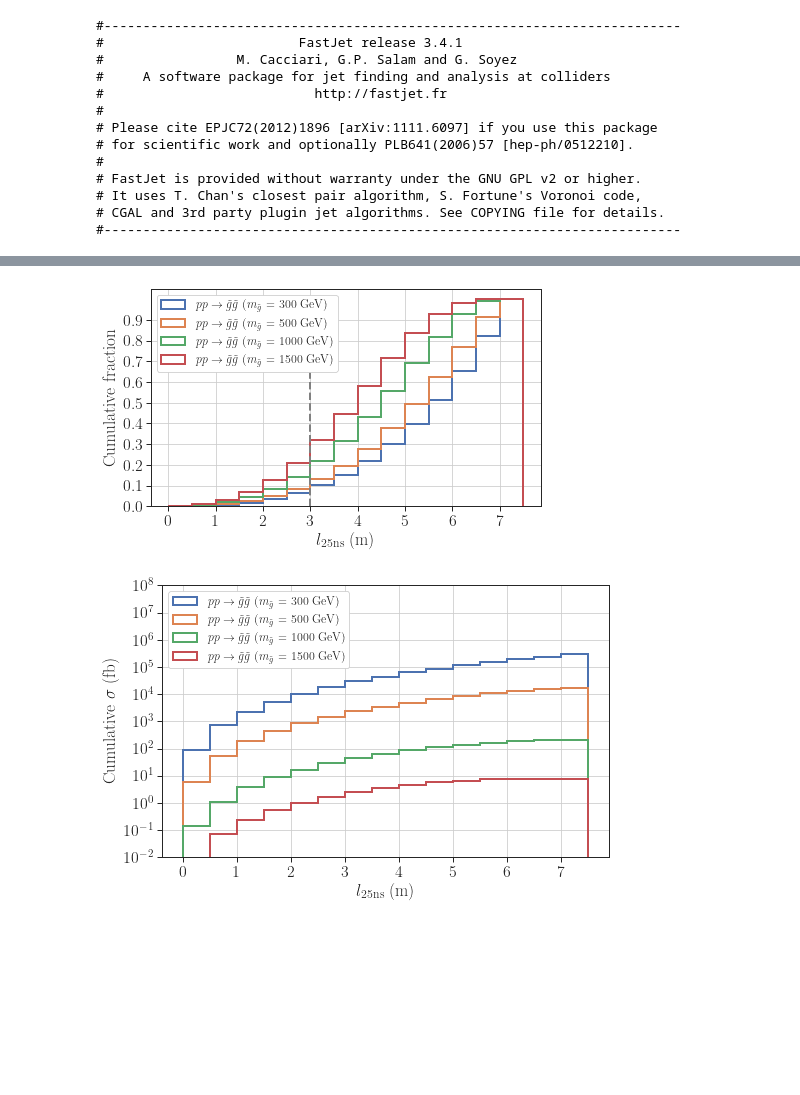
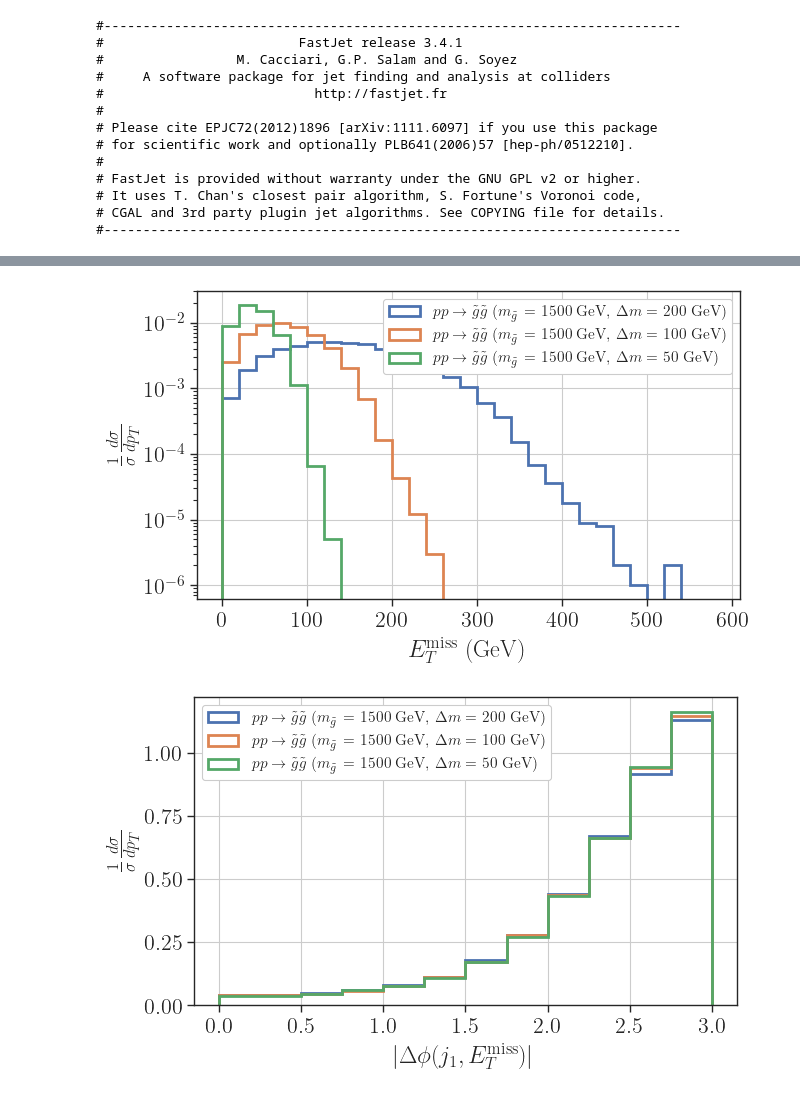
Before and after one commit to andlessa/llpBoost, a Jupyter notebook: plots/plotDists-GluinoDecays.ipynb, the cells around one changed output, grey strips where cells are left out. Cells and saved outputs as stored; diff of their text form; code cells hidden in the pictures; blank space fills up the shorter version.

Commit message:
Updated plots

```diff
--- a/plots/plotDists-GluinoDecays.ipynb
+++ b/plots/plotDists-GluinoDecays.ipynb
@@ -24,6 +24,7 @@ cm = plt.cm.get_cmap('RdYlBu')
 # %%
-fList = ['../processFolders/pp2GG/Events/run_06_decayed_1/unweighted_events.lhe.gz',
-        '../processFolders/pp2GG/Events/run_07_decayed_1/unweighted_events.lhe.gz']
+fList = ['../processFolders/pp2GGN1N1/Events/run_01_decayed_1/unweighted_events.lhe.gz',
+         '../processFolders/pp2GGN1N1/Events/run_02_decayed_1/unweighted_events.lhe.gz',
+         '../processFolders/pp2GGN1N1/Events/run_03_decayed_1/unweighted_events.lhe.gz']
 # %%
 infoDict = {f : getInfo(f) for f in fList}
 # %%
@@ -32,8 +33,10 @@ for f,infoD in infoDict.items():
     pDict = EventDict.fromEvents(events,nevents,
                                     pdgs=[1000021,1000022, 'jet'],
                                     status=[1,2],labels=['go','n1', 'jet'])
-    break
-    # infoD.update({'go' : pDict['go'], 'n1' : pDict['n1']})
+
+    # Add met:
+    pDict.particleDict['met'] = pDict.n1[0]+pDict.n1[1]
+    infoD.update({'pDict' : pDict})
 # %% [output]
 #--------------------------------------------------------------------------
 #                         FastJet release 3.4.1
@@ -62,49 +83,46 @@ mGluino = 1500 GeV : total xsec = 7.92e-03 pb
 # %%
 plt.figure(figsize=(7,4))
-bins=np.arange(0.,8.0,0.5)
+bins=np.arange(0.,600.0,20.0)
 for infoD in infoDict.values():
-    go = infoD['go']
-    l = np.array(go.Beta)*3e8*25e-9
-    w = np.array(go.weightList)
-    w = w/sum(w)
+    met = infoD['pDict'].met # Use only highest pT jet
+    w = np.array(met.weight)
     label = infoD['process']
-    label += r' ($m_{\tilde{g}}$ = %1.0f GeV)' %infoD['mGluino']
-    plt.hist(l,bins=bins,weights=w,cumulative=True,
+    label += r' ($m_{\tilde{g}}$ = %1.0f GeV, $\Delta m  = $ %1.0f GeV)' %(infoD['mGluino'],infoD['mGluino']-infoD['mN1'])
+    plt.hist(met.PT,bins=bins,weights=w,density=True,
              histtype='step',label=label,linewidth=2)
 
-# plt.hist(n1,bins=20,density=True,histtype='step',label=r'$\tilde{\chi}_1^0$',linewidth=2)
-plt.legend(loc='upper left',framealpha=1.0,fontsize=12)
-plt.vlines(x=3.0,ymin=0.,ymax=1.0,linestyle='dashed',linewidth=2,color='gray')
-# plt.yscale('log')
-plt.xlabel(r'$l_{\rm 25ns}$ (m)')
-plt.yticks(np.arange(0.,1.,0.1))
-plt.xticks(np.arange(0.,8.,1.0))
+plt.legend(loc='upper right',framealpha=1.0,fontsize=11)
+plt.yscale('log')
+plt.xlabel(r'$E_T^{\rm miss}$ (GeV)')
+plt.ylabel(r'$\frac{1}{\sigma}\frac{d\sigma}{d p_T}$')
 plt.grid()
-plt.ylabel('Cumulative fraction')
 plt.show()
 # %% [output]
-[figure, old version]
+[figure, new version]
+# %%
+def angleDiff(x1,x2):
+    d = x1-x2
+    if d > np.pi:
+        d = d-2*np.pi
+    elif d < -np.pi:
+        d = d+2*np.pi
+    return d
 # %%
-plt.figure(figsize=(8,5))
-bins=np.arange(0.,8.0,0.5)
+plt.figure(figsize=(7,4))
+bins=np.arange(0,np.pi,0.25)
 for infoD in infoDict.values():
-    go = infoD['go']
-    l = np.array(go.Beta)*3e8*25e-9
-    w = np.array(go.weightList)*1e3
+    deltaPhi = [np.abs(angleDiff(x.Phi,y.Phi)) for x,y in zip(infoD['pDict'].met,infoD['pDict'].jet[0])]
+    w = np.array(met.weight)
     label = infoD['process']
-    label += r' ($m_{\tilde{g}}$ = %1.0f GeV)' %infoD['mGluino']
-    plt.hist(l,bins=bins,weights=w,cumulative=True,
+    label += r' ($m_{\tilde{g}}$ = %1.0f GeV, $\Delta m  = $ %1.0f GeV)' %(infoD['mGluino'],infoD['mGluino']-infoD['mN1'])
+    plt.hist(deltaPhi,bins=bins,weights=w,density=True,
              histtype='step',label=label,linewidth=2)
 
-# plt.hist(n1,bins=20,density=True,histtype='step',label=r'$\tilde{\chi}_1^0$',linewidth=2)
-plt.legend(loc='upper left',framealpha=1.0,fontsize=12)
-plt.yscale('log')
-plt.yticks(np.logspace(-4,8,13))
-plt.ylim(1e-2,1e8)
-plt.xlabel(r'$l_{\rm 25ns}$ (m)')
-plt.ylabel(r'Cumulative $\sigma$ (fb)')
-# plt.title('Propagation length')
+plt.legend(loc='upper left',framealpha=1.0,fontsize=11)
+# plt.yscale('log')
+plt.xlabel(r'$|\Delta \phi(j_1,E_{T}^{\rm miss})|$')
+plt.ylabel(r'$\frac{1}{\sigma}\frac{d\sigma}{d p_T}$')
 plt.grid()
 plt.show()
 # %% [output]
-[figure, old version]
+[figure, new version]
```
Also changed, not shown: parts of 9 cells of this notebook, 14 other files.
